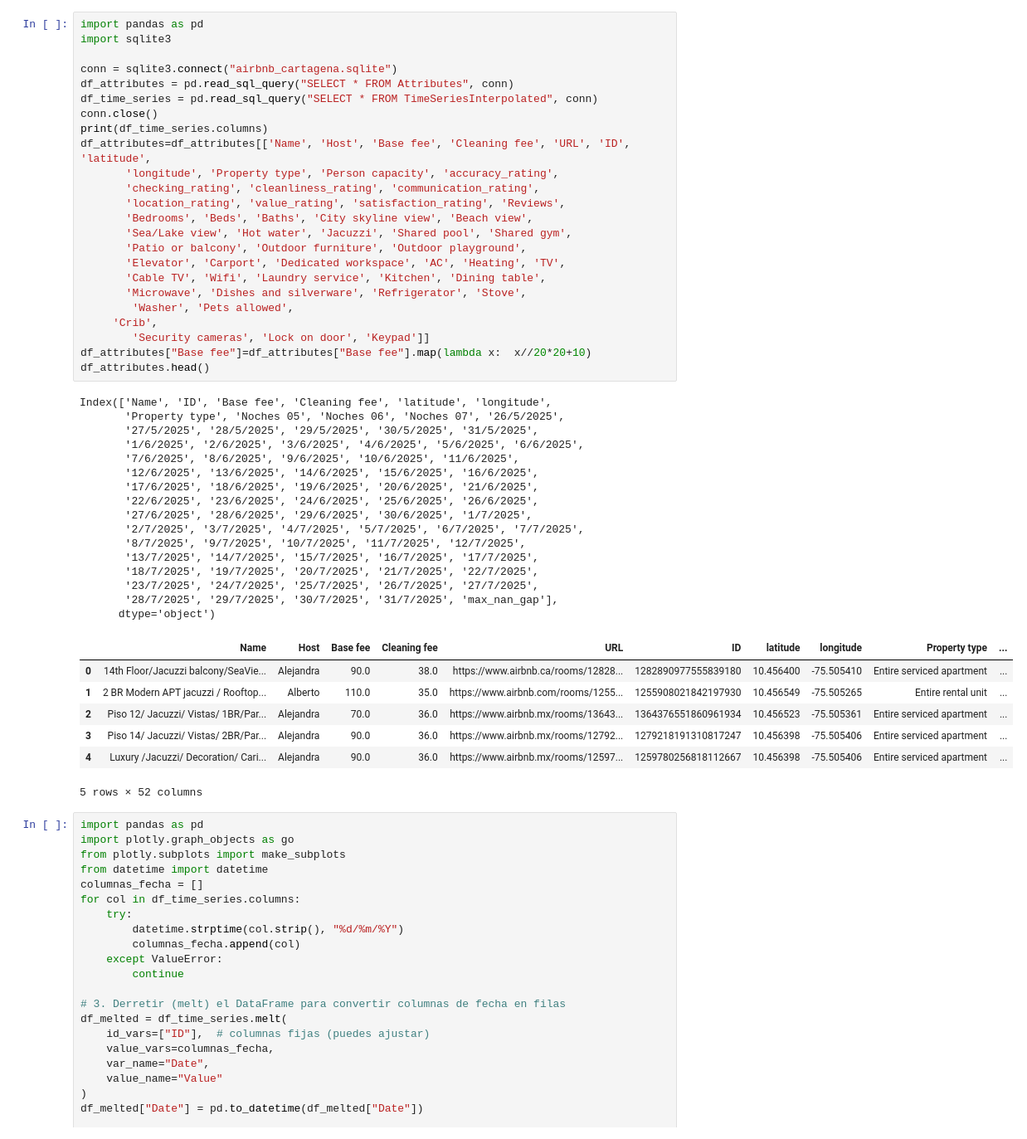
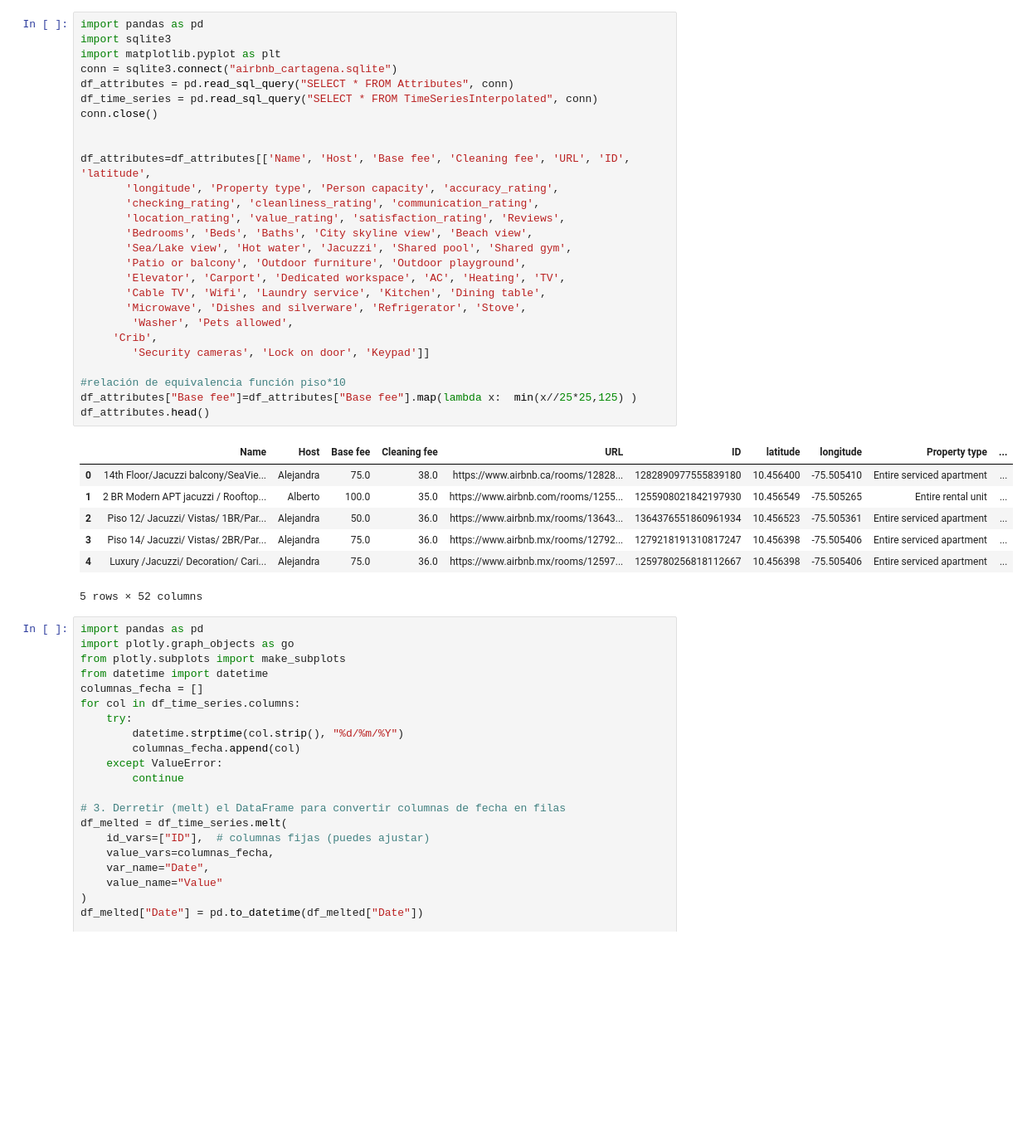
Before and after one commit to bacaSantiago/Time-series-TDA-, a Jupyter notebook: testTDA.ipynb, the cells around one changed output. Shown at 83% size. Drawn from its saved outputs; the diff is of its cells as text; blank space fills up the shorter version.

```diff
--- a/testTDA.ipynb
+++ b/testTDA.ipynb
@@ -1,51 +1,38 @@
 # %%
 import pandas as pd
 import sqlite3
-
+import matplotlib.pyplot as plt
 conn = sqlite3.connect("airbnb_cartagena.sqlite")
 df_attributes = pd.read_sql_query("SELECT * FROM Attributes", conn)
 df_time_series = pd.read_sql_query("SELECT * FROM TimeSeriesInterpolated", conn)
 conn.close()
-print(df_time_series.columns)
+
+
 df_attributes=df_attributes[['Name', 'Host', 'Base fee', 'Cleaning fee', 'URL', 'ID', 'latitude',
        'longitude', 'Property type', 'Person capacity', 'accuracy_rating',
        'checking_rating', 'cleanliness_rating', 'communication_rating',
        'location_rating', 'value_rating', 'satisfaction_rating', 'Reviews',
        'Bedrooms', 'Beds', 'Baths', 'City skyline view', 'Beach view',
        'Sea/Lake view', 'Hot water', 'Jacuzzi', 'Shared pool', 'Shared gym',
        'Patio or balcony', 'Outdoor furniture', 'Outdoor playground',
        'Elevator', 'Carport', 'Dedicated workspace', 'AC', 'Heating', 'TV',
        'Cable TV', 'Wifi', 'Laundry service', 'Kitchen', 'Dining table',
        'Microwave', 'Dishes and silverware', 'Refrigerator', 'Stove',
         'Washer', 'Pets allowed',
      'Crib',
         'Security cameras', 'Lock on door', 'Keypad']]
-df_attributes["Base fee"]=df_attributes["Base fee"].map(lambda x:  x//20*20+10)
+
+#relación de equivalencia función piso*10
+df_attributes["Base fee"]=df_attributes["Base fee"].map(lambda x:  min(x//25*25,125) )
 df_attributes.head()
 # %% [output]
+|  | Name | Host | Base fee | Cleaning fee | URL | ID | latitude | longitude | Property type | ... |
+| 0 | 14th Floor/Jacuzzi balcony/SeaVie... | Alejandra | 75.0 | 38.0 | https://www.airbnb.ca/rooms/12828... | 1282890977555839180 | 10.456400 | -75.505410 | Entire serviced apartment | ... |
+| 1 | 2 BR Modern APT jacuzzi / Rooftop... | Alberto | 100.0 | 35.0 | https://www.airbnb.com/rooms/1255... | 1255908021842197930 | 10.456549 | -75.505265 | Entire rental unit | ... |
+| 2 | Piso 12/ Jacuzzi/ Vistas/ 1BR/Par... | Alejandra | 50.0 | 36.0 | https://www.airbnb.mx/rooms/13643... | 1364376551860961934 | 10.456523 | -75.505361 | Entire serviced apartment | ... |
+| 3 | Piso 14/ Jacuzzi/ Vistas/ 2BR/Par... | Alejandra | 75.0 | 36.0 | https://www.airbnb.mx/rooms/12792... | 1279218191310817247 | 10.456398 | -75.505406 | Entire serviced apartment | ... |
+| 4 | Luxury /Jacuzzi/ Decoration/ Cari... | Alejandra | 75.0 | 36.0 | https://www.airbnb.mx/rooms/12597... | 1259780256818112667 | 10.456398 | -75.505406 | Entire serviced apartment | ... |
-Index(['Name', 'ID', 'Base fee', 'Cleaning fee', 'latitude', 'longitude',
-       'Property type', 'Noches 05', 'Noches 06', 'Noches 07', '26/5/2025',
-       '27/5/2025', '28/5/2025', '29/5/2025', '30/5/2025', '31/5/2025',
-       '1/6/2025', '2/6/2025', '3/6/2025', '4/6/2025', '5/6/2025', '6/6/2025',
-       '7/6/2025', '8/6/2025', '9/6/2025', '10/6/2025', '11/6/2025',
-       '12/6/2025', '13/6/2025', '14/6/2025', '15/6/2025', '16/6/2025',
-       '17/6/2025', '18/6/2025', '19/6/2025', '20/6/2025', '21/6/2025',
-       '22/6/2025', '23/6/2025', '24/6/2025', '25/6/2025', '26/6/2025',
-       '27/6/2025', '28/6/2025', '29/6/2025', '30/6/2025', '1/7/2025',
-       '2/7/2025', '3/7/2025', '4/7/2025', '5/7/2025', '6/7/2025', '7/7/2025',
-       '8/7/2025', '9/7/2025', '10/7/2025', '11/7/2025', '12/7/2025',
-       '13/7/2025', '14/7/2025', '15/7/2025', '16/7/2025', '17/7/2025',
-       '18/7/2025', '19/7/2025', '20/7/2025', '21/7/2025', '22/7/2025',
-       '23/7/2025', '24/7/2025', '25/7/2025', '26/7/2025', '27/7/2025',
-       '28/7/2025', '29/7/2025', '30/7/2025', '31/7/2025', 'max_nan_gap'],
-      dtype='object')
+5 rows × 52 columns
-|  | Name | Host | Base fee | Cleaning fee | URL | ID | latitude | longitude | Property type | ... |
-| 0 | 14th Floor/Jacuzzi balcony/SeaVie... | Alejandra | 90.0 | 38.0 | https://www.airbnb.ca/rooms/12828... | 1282890977555839180 | 10.456400 | -75.505410 | Entire serviced apartment | ... |
-| 1 | 2 BR Modern APT jacuzzi / Rooftop... | Alberto | 110.0 | 35.0 | https://www.airbnb.com/rooms/1255... | 1255908021842197930 | 10.456549 | -75.505265 | Entire rental unit | ... |
-| 2 | Piso 12/ Jacuzzi/ Vistas/ 1BR/Par... | Alejandra | 70.0 | 36.0 | https://www.airbnb.mx/rooms/13643... | 1364376551860961934 | 10.456523 | -75.505361 | Entire serviced apartment | ... |
-| 3 | Piso 14/ Jacuzzi/ Vistas/ 2BR/Par... | Alejandra | 90.0 | 36.0 | https://www.airbnb.mx/rooms/12792... | 1279218191310817247 | 10.456398 | -75.505406 | Entire serviced apartment | ... |
-| 4 | Luxury /Jacuzzi/ Decoration/ Cari... | Alejandra | 90.0 | 36.0 | https://www.airbnb.mx/rooms/12597... | 1259780256818112667 | 10.456398 | -75.505406 | Entire serviced apartment | ... |
-5 rows × 52 columns
 # %%
 import pandas as pd
 import plotly.graph_objects as go
```
Also changed, not shown: parts of 23 cells of this notebook, 2 other files.
